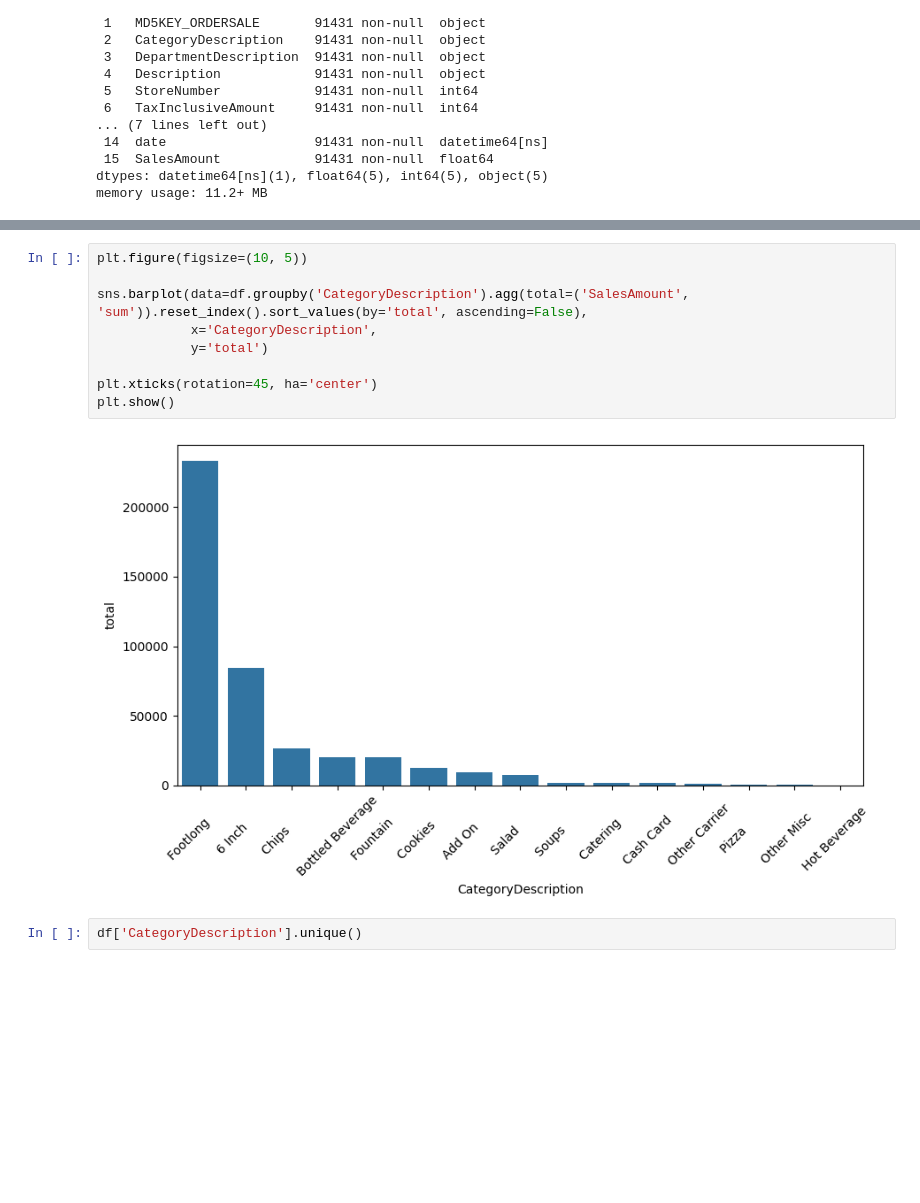
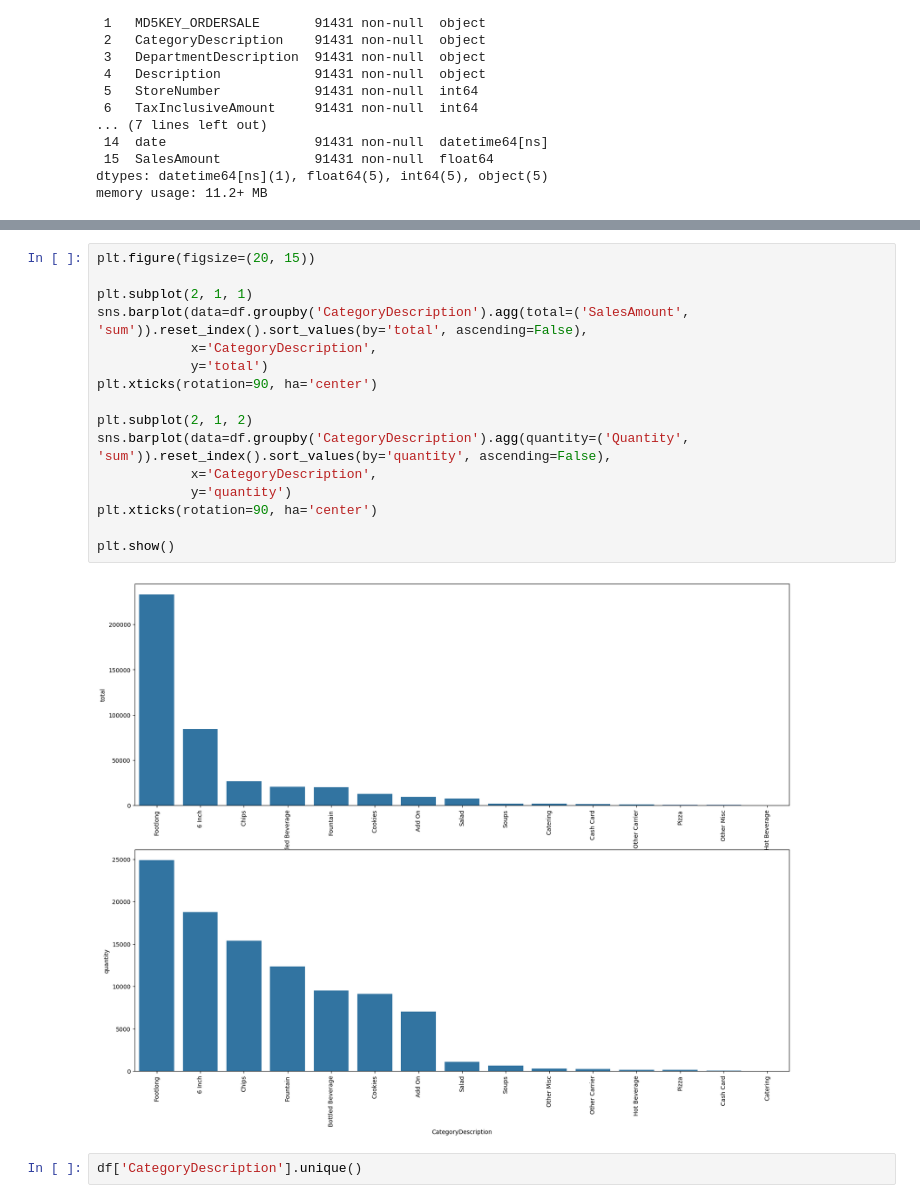
Before and after one commit to isharedigital/finalproject_data-science, a Jupyter notebook: notebooks/exploration/01_Clean_menuitem_20240705.ipynb, the cells around one changed output, grey strips where cells are left out. Saved outputs shown, nothing was run; the diff lists cells and outputs as text; blank space fills up the shorter version.

```diff
--- a/notebooks/exploration/01_Clean_menuitem_20240705.ipynb
+++ b/notebooks/exploration/01_Clean_menuitem_20240705.ipynb
@@ -179,14 +183,21 @@ df.groupby('CategoryDescription').agg(total=('SalesAmount', 'sum')).reset_index(
 # %%
-plt.figure(figsize=(10, 5))
+plt.figure(figsize=(20, 15))
 
+plt.subplot(2, 1, 1)
 sns.barplot(data=df.groupby('CategoryDescription').agg(total=('SalesAmount', 'sum')).reset_index().sort_values(by='total', ascending=False),
             x='CategoryDescription',
             y='total')
+plt.xticks(rotation=90, ha='center')
 
-plt.xticks(rotation=45, ha='center')
+plt.subplot(2, 1, 2)
+sns.barplot(data=df.groupby('CategoryDescription').agg(quantity=('Quantity', 'sum')).reset_index().sort_values(by='quantity', ascending=False),
+            x='CategoryDescription',
+            y='quantity')
+plt.xticks(rotation=90, ha='center')
+
 plt.show()
 # %% [output]
-[figure, old version]
+[figure, new version]
 # %%
 df['CategoryDescription'].unique()
 # %% [output]
```
Also changed, not shown: parts of 3 cells of this notebook, 20 other files.
